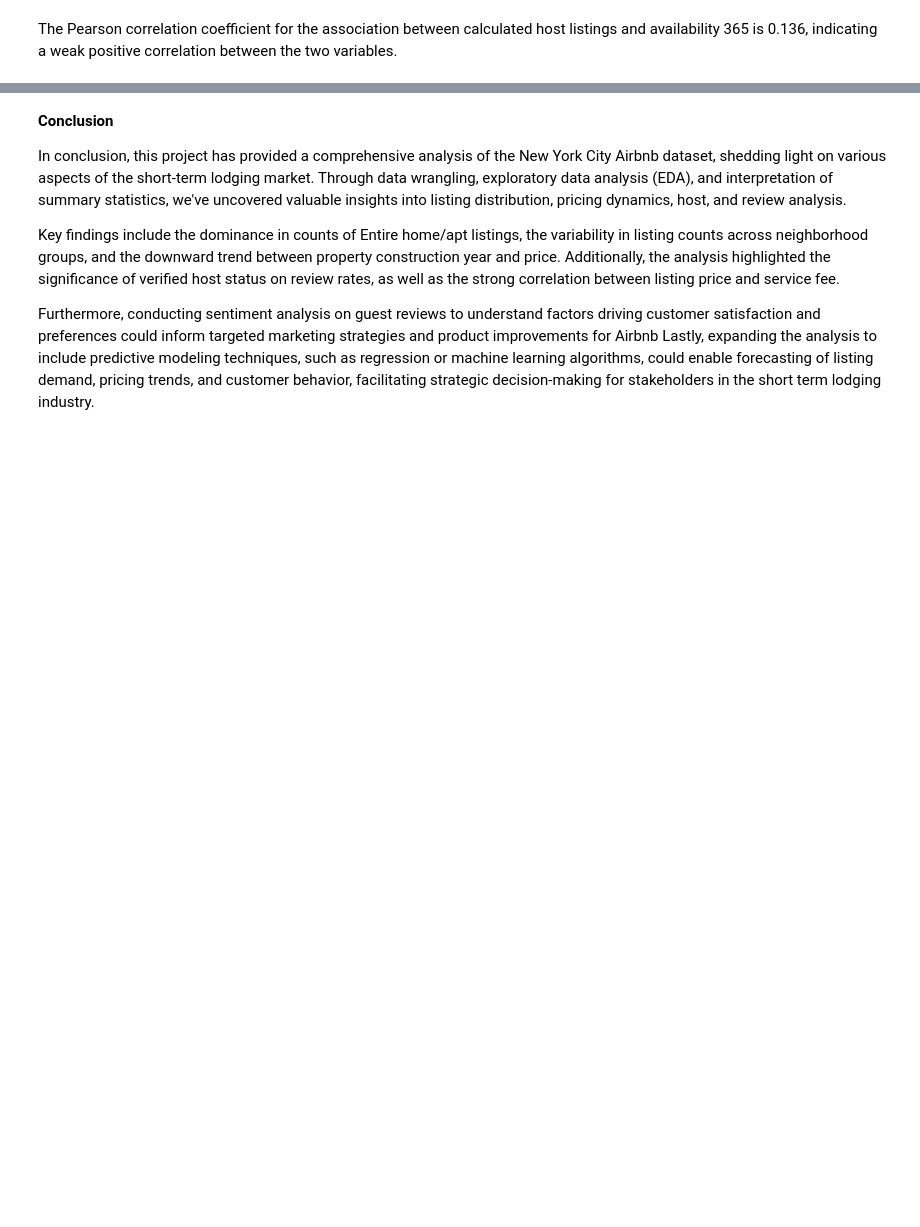
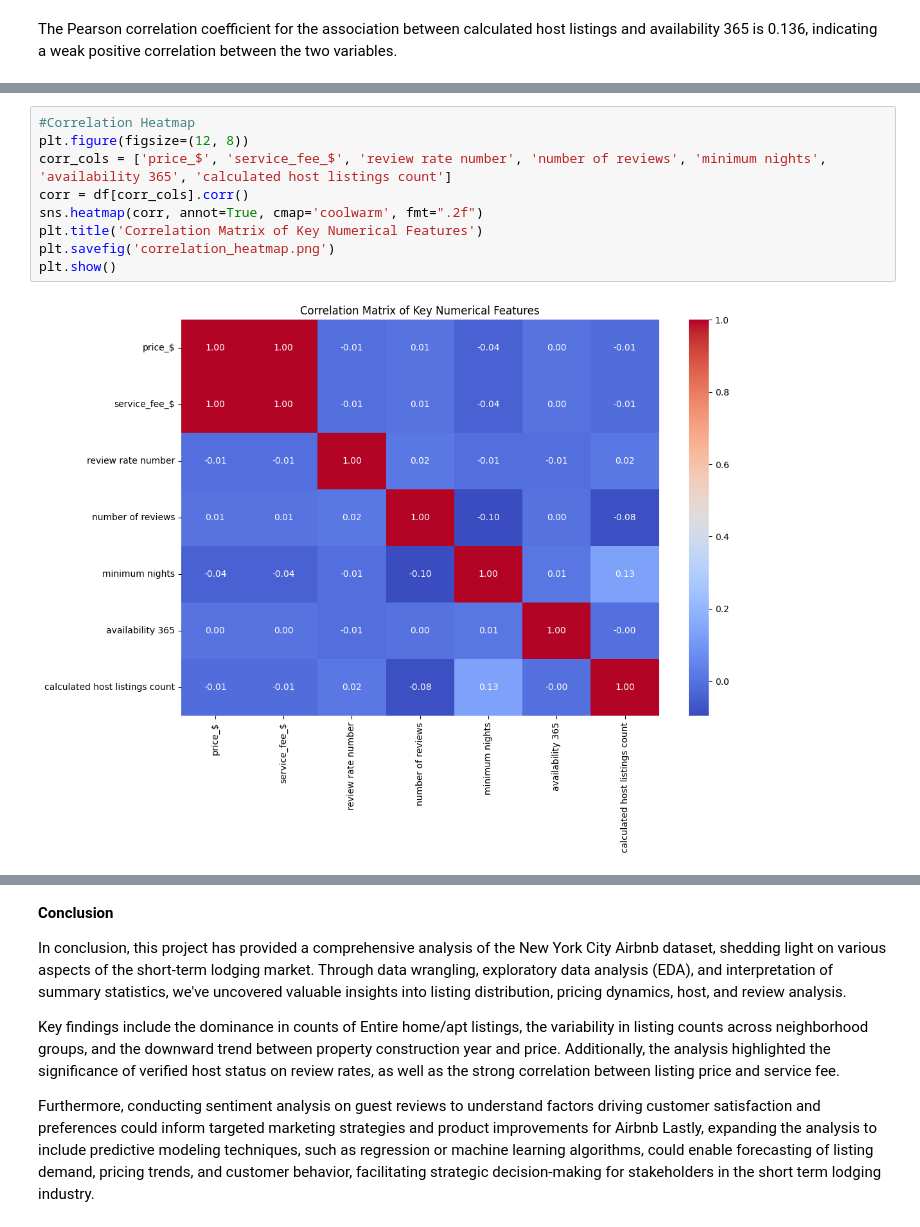
Before and after one commit to 06bhavi/VOIS_AICTE_Oct2025_Bhavini-Ajmera, a Jupyter notebook: Bhavini_ajmera_py.ipynb, the cells around one changed output, grey strips where cells are left out. Saved outputs shown, nothing was run; the diff lists cells and outputs as text; blank space fills up the shorter version.

```diff
--- a/Bhavini_ajmera_py.ipynb
+++ b/Bhavini_ajmera_py.ipynb
@@ -444,0 +457,11 @@ The Pearson correlation coefficient for the association between calculated host
+# %%
+#Correlation Heatmap
+plt.figure(figsize=(12, 8))
+corr_cols = ['price_$', 'service_fee_$', 'review rate number', 'number of reviews', 'minimum nights', 'availability 365', 'calculated host listings count']
+corr = df[corr_cols].corr()
+sns.heatmap(corr, annot=True, cmap='coolwarm', fmt=".2f")
+plt.title('Correlation Matrix of Key Numerical Features')
+plt.savefig('correlation_heatmap.png')
+plt.show()
+# %% [output]
+[figure, added]
```
Also changed, not shown: parts of 23 cells of this notebook.
